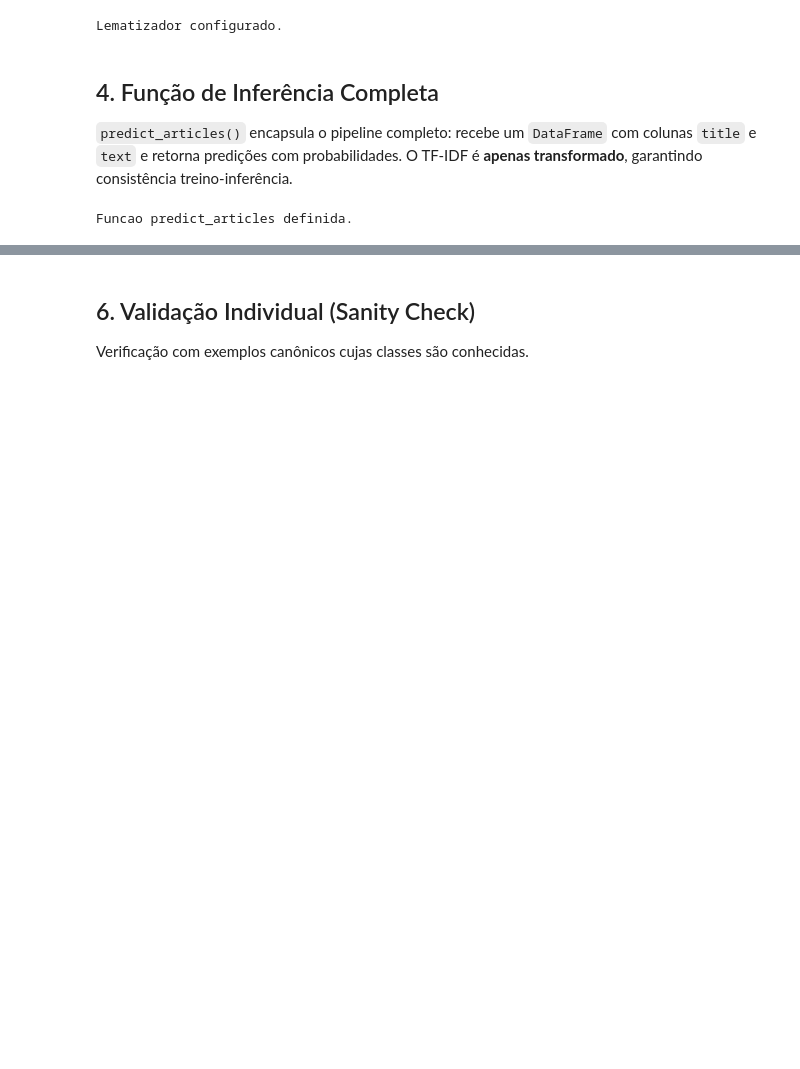
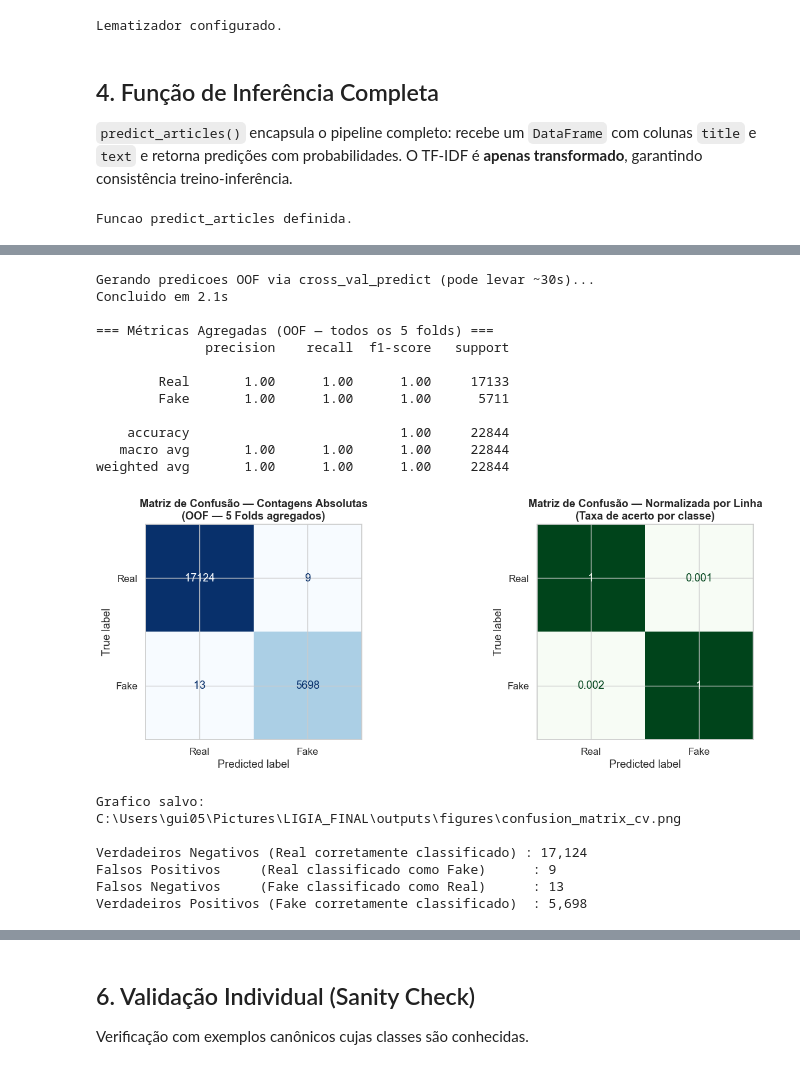
Before and after one commit to guifmax/LIGIA---Desafio-Individual, a Jupyter notebook: notebooks/notebook_03_inference.ipynb, the cells around one changed output, grey strips where cells are left out. Drawn from its saved outputs; the diff is of its cells as text; code cells hidden in the pictures; blank space fills up the shorter version.

Commit message:
Update project models and notebooks

```diff
--- a/notebooks/notebook_03_inference.ipynb
+++ b/notebooks/notebook_03_inference.ipynb
@@ -445,0 +440,68 @@ Isso é consequência direta de o modelo ter sido treinado no dataset **completo
+# %%
+# ── 5.3 Matriz de Confusão Agregada (cross_val_predict OOF) ──────────────
+# cross_val_predict gera predições Out-of-Fold (OOF): cada instância é predita
+# apenas quando seu fold é o fold de TESTE — nunca quando foi usada no treino.
+# Isso produz uma predição para CADA exemplo do treino de forma honesta.
+# A matriz de confusão resultante agrega os erros de todos os 5 folds.
+print('Gerando predicoes OOF via cross_val_predict (pode levar ~30s)...')
+t0 = time.time()
+y_oof_pred = cross_val_predict(
+    model_cv, X_train_cv, y_train_cv,
+    cv=cv_splitter, n_jobs=-1, method='predict',
+)
+print(f'Concluido em {time.time()-t0:.1f}s')
+print()
+
+# Métricas agregadas sobre todas as predições OOF
+print('=== Métricas Agregadas (OOF — todos os 5 folds) ===')
+print(classification_report(y_train_cv, y_oof_pred, target_names=['Real', 'Fake']))
+
+# Matriz de confusão
+cm   = confusion_matrix(y_train_cv, y_oof_pred)
+cm_n = cm.astype(float) / cm.sum(axis=1, keepdims=True)  # normalizada por linha
+
+fig, axes = plt.subplots(1, 2, figsize=(14, 5))
+
+# Contagens absolutas
+disp1 = ConfusionMatrixDisplay(confusion_matrix=cm, display_labels=['Real','Fake'])
+disp1.plot(ax=axes[0], colorbar=False, cmap='Blues')
+axes[0].set_title('Matriz de Confusão — Contagens Absolutas\n(OOF — 5 Folds agregados)',
+                  fontweight='bold')
+
+# Normalizada por linha (recall por classe)
+disp2 = ConfusionMatrixDisplay(confusion_matrix=np.round(cm_n,3), display_labels=['Real','Fake'])
+disp2.plot(ax=axes[1], colorbar=False, cmap='Greens')
+axes[1].set_title('Matriz de Confusão — Normalizada por Linha\n(Taxa de acerto por classe)',
+                  fontweight='bold')
+
+plt.tight_layout()
+plt.savefig(FIG_DIR / 'confusion_matrix_cv.png', dpi=130, bbox_inches='tight')
+plt.show()
+print(f'Grafico salvo: {FIG_DIR / "confusion_matrix_cv.png"}')
+
+# Componentes da matrix
+tn, fp, fn, tp = cm.ravel()
+print(f'\nVerdadeiros Negativos (Real corretamente classificado) : {tn:,}')
+print(f'Falsos Positivos     (Real classificado como Fake)      : {fp:,}')
+print(f'Falsos Negativos     (Fake classificado como Real)      : {fn:,}')
+print(f'Verdadeiros Positivos (Fake corretamente classificado)  : {tp:,}')
+# %% [output]
+Gerando predicoes OOF via cross_val_predict (pode levar ~30s)...
+Concluido em 2.1s
+
+=== Métricas Agregadas (OOF — todos os 5 folds) ===
+              precision    recall  f1-score   support
+
+        Real       1.00      1.00      1.00     17133
+        Fake       1.00      1.00      1.00      5711
+
+    accuracy                           1.00     22844
+   macro avg       1.00      1.00      1.00     22844
+weighted avg       1.00      1.00      1.00     22844
+[figure, added]
+Grafico salvo: C:\Users\gui05\Pictures\LIGIA_FINAL\outputs\figures\confusion_matrix_cv.png
+
+Verdadeiros Negativos (Real corretamente classificado) : 17,124
+Falsos Positivos     (Real classificado como Fake)      : 9
+Falsos Negativos     (Fake classificado como Real)      : 13
+Verdadeiros Positivos (Fake corretamente classificado)  : 5,698
```
Also changed, not shown: parts of 30 cells of this notebook, 5 other files.
